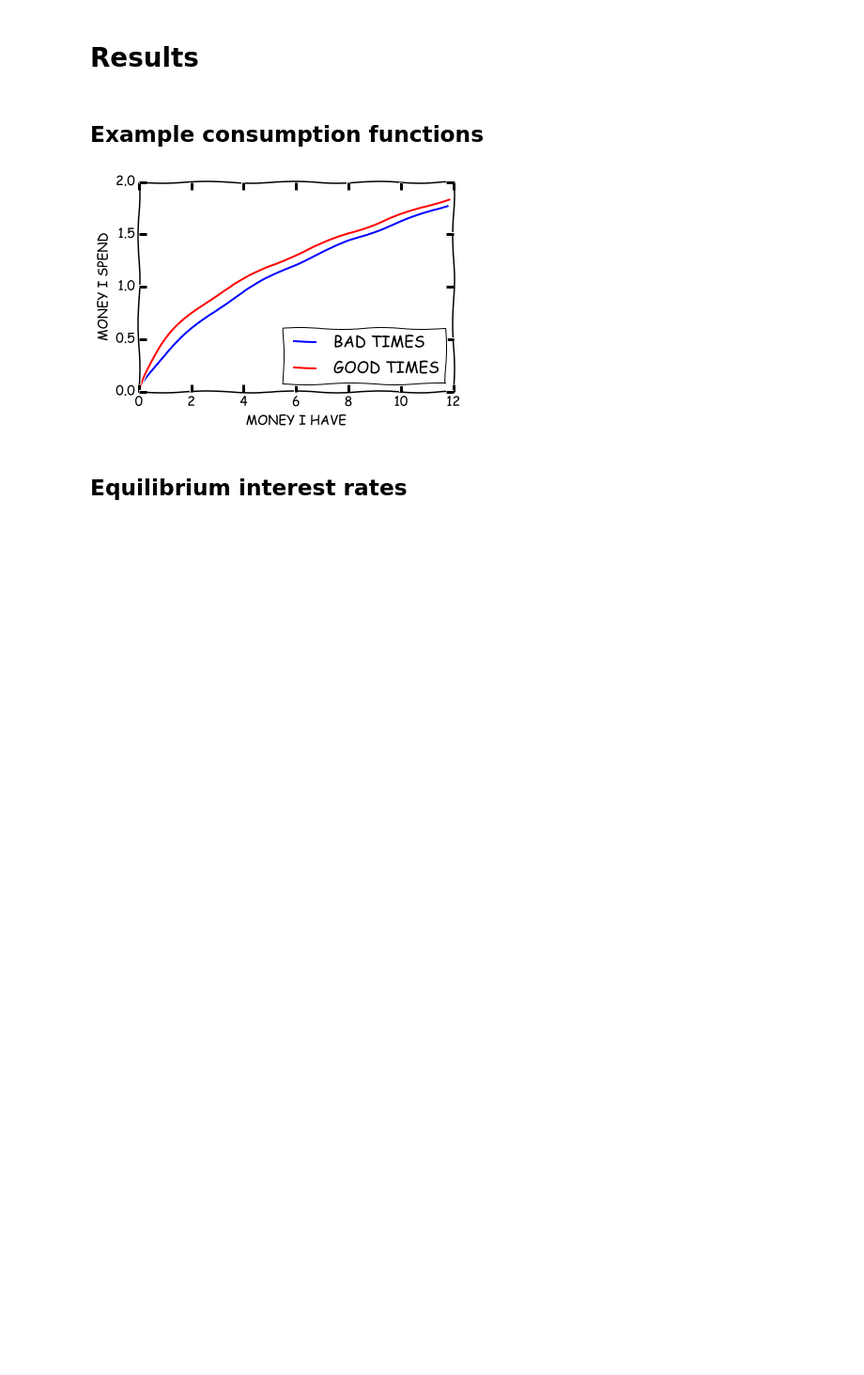
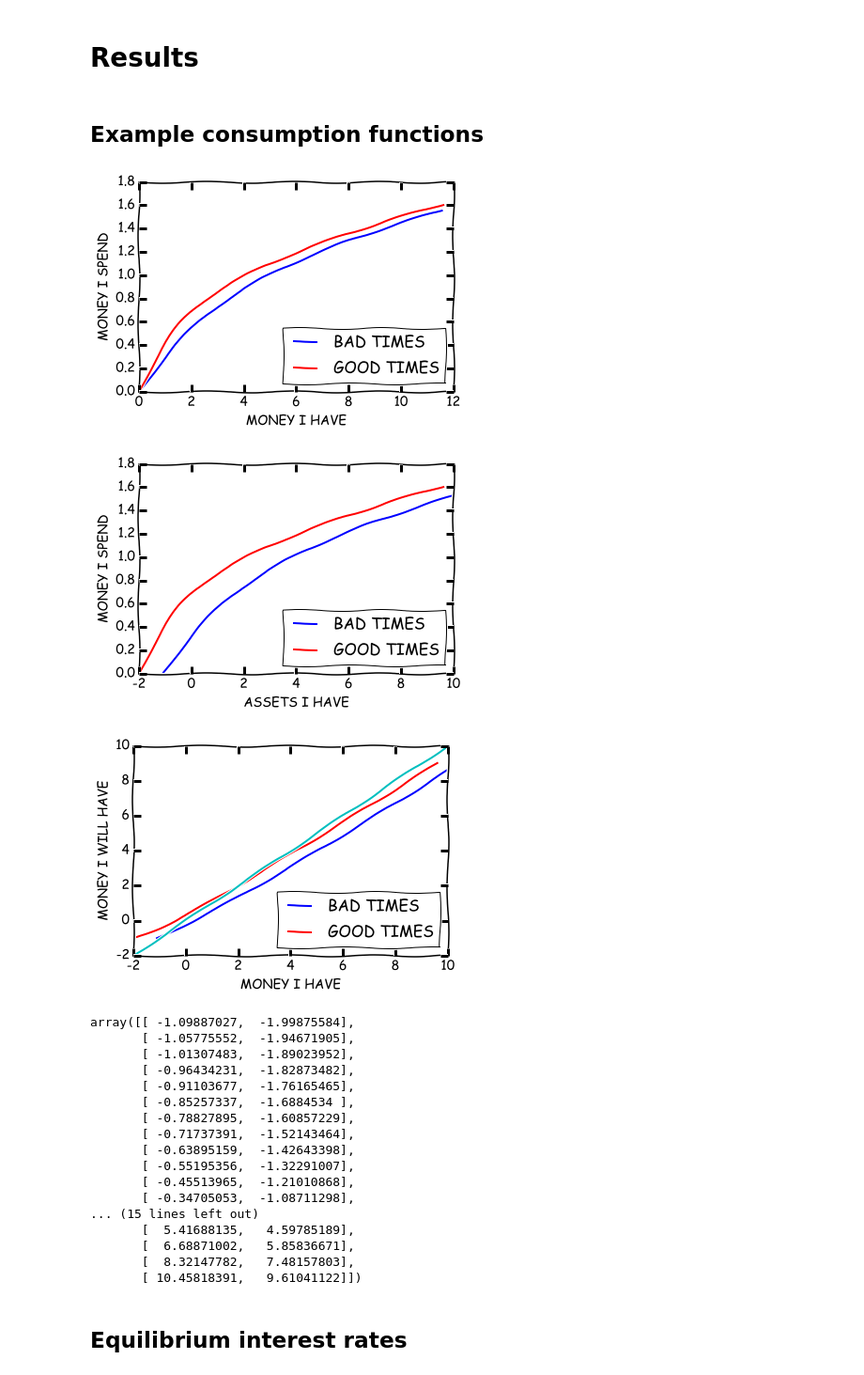
Before and after one commit to stanmart/ma-thesis-ceu, a Jupyter notebook: huggett/huggett_nb.ipynb, the cells around one changed output. Shown: that part at 94% size. Cells and saved outputs as stored; diff of their text form; code cells hidden in the pictures; blank space fills up the shorter version.

```diff
--- a/huggett/huggett_nb.ipynb
+++ b/huggett/huggett_nb.ipynb
@@ -50,17 +50,60 @@ MARKERS = ['bx-', 'go-', 'r^-', 'mD-', 'ks']
 # %% [markdown]
 ## Example consumption functions
 # %%
-GRIDS = get_policy_functions(0.03, PARAMS[1][3])
+GRIDS = get_policy_functions(0.01, 0.1, PARAMS[3][3])
+
 plt.figure()
 plt.plot(np.vstack((np.zeros((1, 2)), GRIDS['m'])),
          np.vstack((np.zeros((1, 2)), GRIDS['c']))
          )
 plt.xlabel('MONEY I HAVE')
 plt.ylabel('MONEY I SPEND')
 plt.legend(['BAD TIMES', 'GOOD TIMES'], loc=4)
 plt.show()
+
+plt.figure()
+plt.plot(GRIDS['s'],
+         GRIDS['c']
+         )
+plt.xlabel('ASSETS I HAVE')
+plt.ylabel('MONEY I SPEND')
+plt.legend(['BAD TIMES', 'GOOD TIMES'], loc=4)
+plt.xlim((-2, 10))
+plt.show()
+
+plt.figure()
+plt.plot(GRIDS['s'],
+         np.transpose(np.tile(GRIDS['a'], (2,1)))
+         )
+plt.plot([-2, 10], [-2, 10])
+plt.xlabel('MONEY I HAVE')
+plt.ylabel('MONEY I WILL HAVE')
+plt.legend(['BAD TIMES', 'GOOD TIMES'], loc=4)
+plt.xlim((-2, 10))
+plt.show()
+
+GRIDS['s']
 # %% [output]
-[figure, old version]
+[figure, new version]
+[figure, added]
+[figure, added]
+array([[ -1.09887027,  -1.99875584],
+       [ -1.05775552,  -1.94671905],
+       [ -1.01307483,  -1.89023952],
+       [ -0.96434231,  -1.82873482],
+       [ -0.91103677,  -1.76165465],
+       [ -0.85257337,  -1.6884534 ],
+       [ -0.78827895,  -1.60857229],
+       [ -0.71737391,  -1.52143464],
+       [ -0.63895159,  -1.42643398],
+       [ -0.55195356,  -1.32291007],
+       [ -0.45513965,  -1.21010868],
+       [ -0.34705053,  -1.08711298],
+... (15 lines left out)
+       [  5.41688135,   4.59785189],
+       [  6.68871002,   5.85836671],
+       [  8.32147782,   7.48157803],
+       [ 10.45818391,   9.61041122]])
 # %% [markdown]
 ## Equilibrium interest rates
 # %%
```
Also changed, not shown: parts of 1 cell of this notebook, 2 other files.
